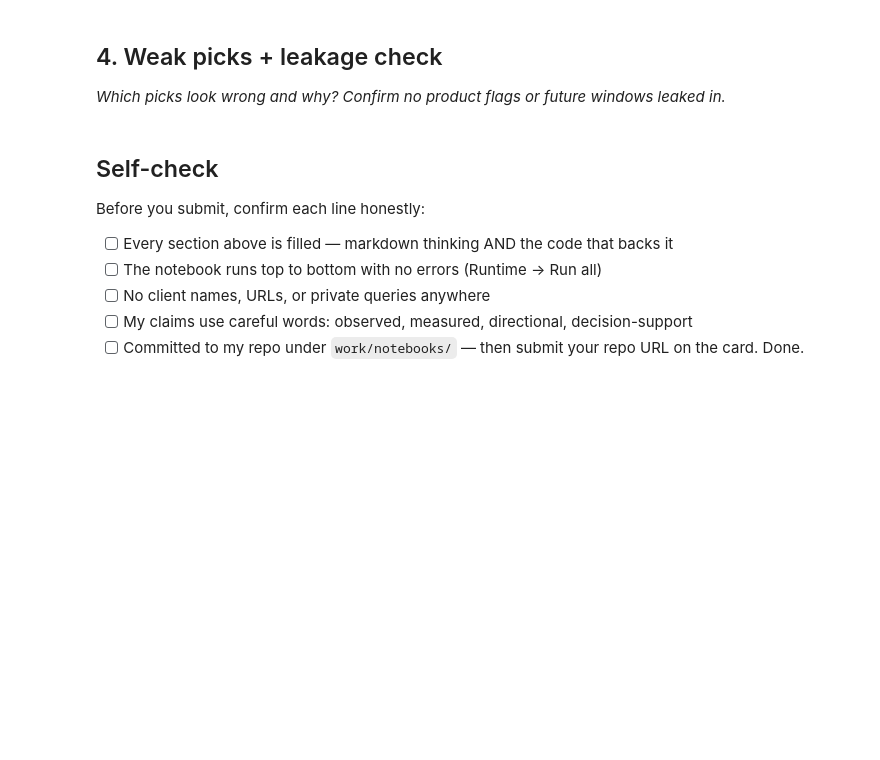
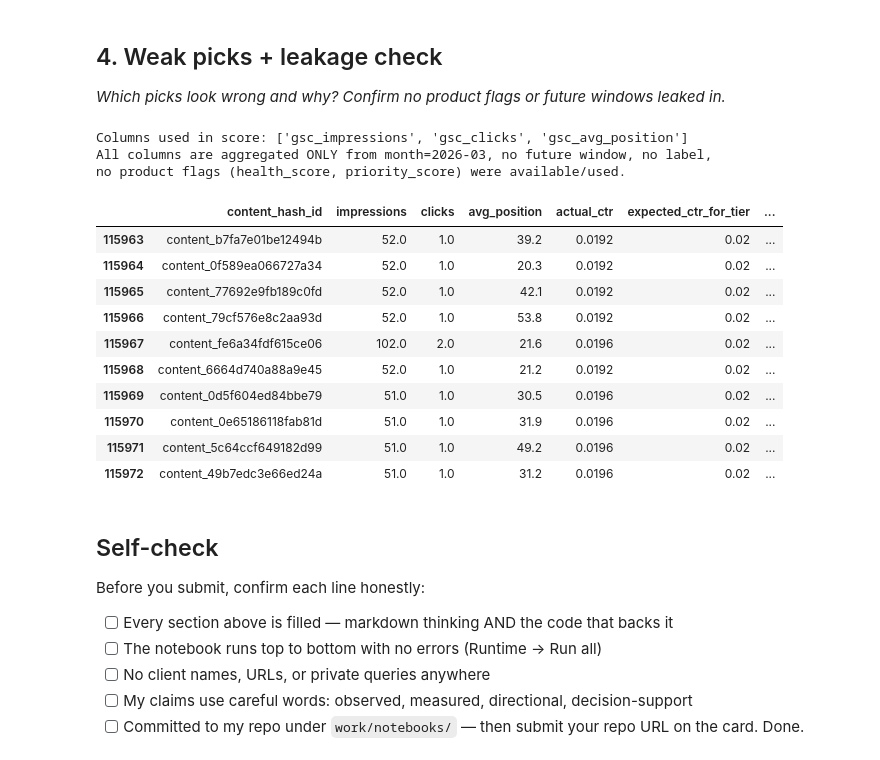
Before and after one commit to manalchaudharyy/FlyrankAI-ML, a Jupyter notebook: work/notebooks/w04_baseline_score.ipynb, the cells around one changed output. Cells and saved outputs as stored; diff of their text form; code cells hidden in the pictures; blank space fills up the shorter version.

```diff
--- a/work/notebooks/w04_baseline_score.ipynb
+++ b/work/notebooks/w04_baseline_score.ipynb
@@ -34,6 +218,29 @@ This skeleton is yours to fill. Work the sections **in order** — each one has
 # %%
 # This cell is for CODE (numbers, a query, a check).
 # Write your text answer in the cell ABOVE this one — typing sentences here breaks Run All.
+# Leakage check: confirm no future-window or label-derived columns used
+print("Columns used in score:", ["gsc_impressions", "gsc_clicks", "gsc_avg_position"])
+print("All columns are aggregated ONLY from month=2026-03, no future window, no label,")
+print("no product flags (health_score, priority_score) were available/used.")
+
+# Weak picks: look at rows with very low impressions relative to top of queue
+weak = queue.tail(10)
+weak
+# %% [output]
+Columns used in score: ['gsc_impressions', 'gsc_clicks', 'gsc_avg_position']
+All columns are aggregated ONLY from month=2026-03, no future window, no label,
+no product flags (health_score, priority_score) were available/used.
+|  | content_hash_id | impressions | clicks | avg_position | actual_ctr | expected_ctr_for_tier | ... |
+| 115963 | content_b7fa7e01be12494b | 52.0 | 1.0 | 39.2 | 0.0192 | 0.02 | ... |
+| 115964 | content_0f589ea066727a34 | 52.0 | 1.0 | 20.3 | 0.0192 | 0.02 | ... |
+| 115965 | content_77692e9fb189c0fd | 52.0 | 1.0 | 42.1 | 0.0192 | 0.02 | ... |
+| 115966 | content_79cf576e8c2aa93d | 52.0 | 1.0 | 53.8 | 0.0192 | 0.02 | ... |
+| 115967 | content_fe6a34fdf615ce06 | 102.0 | 2.0 | 21.6 | 0.0196 | 0.02 | ... |
+| 115968 | content_6664d740a88a9e45 | 52.0 | 1.0 | 21.2 | 0.0192 | 0.02 | ... |
+| 115969 | content_0d5f604ed84bbe79 | 51.0 | 1.0 | 30.5 | 0.0196 | 0.02 | ... |
+| 115970 | content_0e65186118fab81d | 51.0 | 1.0 | 31.9 | 0.0196 | 0.02 | ... |
+| 115971 | content_5c64ccf649182d99 | 51.0 | 1.0 | 49.2 | 0.0196 | 0.02 | ... |
+| 115972 | content_49b7edc3e66ed24a | 51.0 | 1.0 | 31.2 | 0.0196 | 0.02 | ... |
 # %% [markdown]
 ## Self-check
 
```
Also changed, not shown: parts of 10 cells of this notebook.
